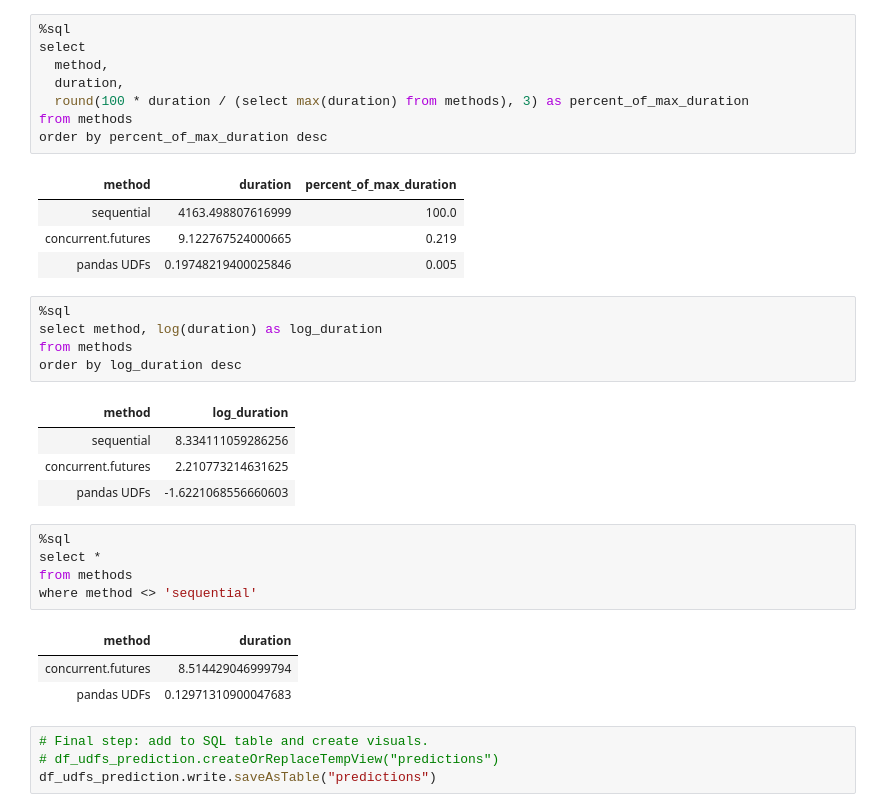
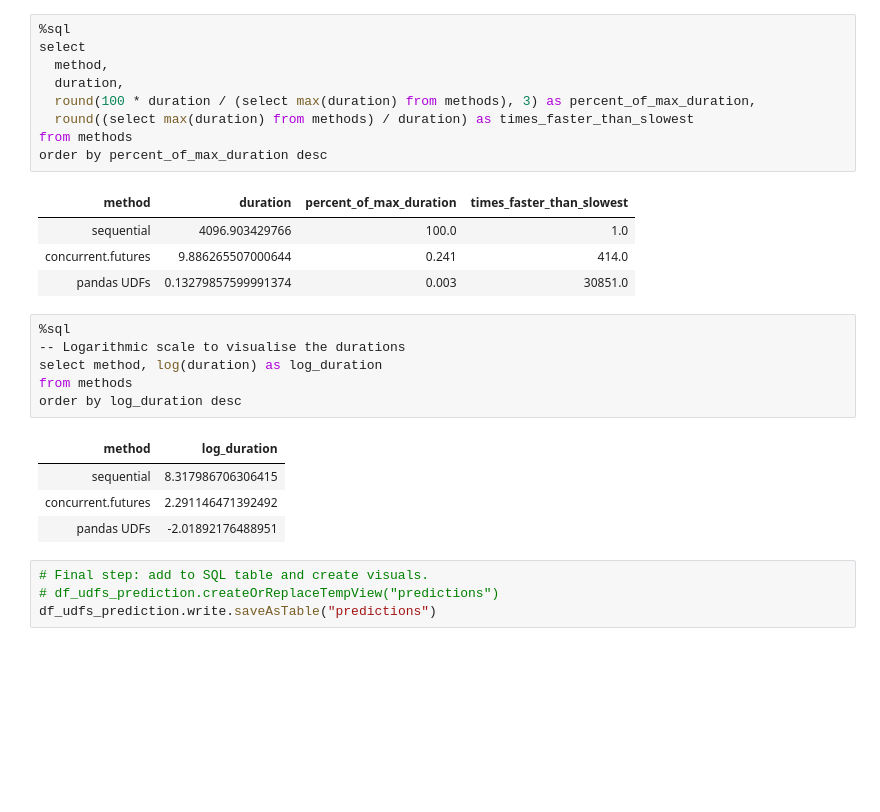
Before and after one commit to MattPCollins/ConcurrentModelTraining, a Jupyter notebook: concurrent_model_training.ipynb, the cells around one changed output. Saved outputs shown, nothing was run; the diff lists cells and outputs as text; blank space fills up the shorter version.

```diff
--- a/concurrent_model_training.ipynb
+++ b/concurrent_model_training.ipynb
@@ -257,35 +257,28 @@ df_log_time.write.saveAsTable("methods")
 # %%
 %sql
 select
   method,
   duration,
-  round(100 * duration / (select max(duration) from methods), 3) as percent_of_max_duration
+  round(100 * duration / (select max(duration) from methods), 3) as percent_of_max_duration,
+  round((select max(duration) from methods) / duration) as times_faster_than_slowest
 from methods
 order by percent_of_max_duration desc
 # %% [output]
-| method | duration | percent_of_max_duration |
-| sequential | 4163.498807616999 | 100.0 |
-| concurrent.futures | 9.122767524000665 | 0.219 |
-| pandas UDFs | 0.19748219400025846 | 0.005 |
+| method | duration | percent_of_max_duration | times_faster_than_slowest |
+| sequential | 4096.903429766 | 100.0 | 1.0 |
+| concurrent.futures | 9.886265507000644 | 0.241 | 414.0 |
+| pandas UDFs | 0.13279857599991374 | 0.003 | 30851.0 |
 # %%
 %sql
+-- Logarithmic scale to visualise the durations
 select method, log(duration) as log_duration
 from methods
 order by log_duration desc
 # %% [output]
 | method | log_duration |
-| sequential | 8.334111059286256 |
-| concurrent.futures | 2.210773214631625 |
-| pandas UDFs | -1.6221068556660603 |
+| sequential | 8.317986706306415 |
+| concurrent.futures | 2.291146471392492 |
+| pandas UDFs | -2.01892176488951 |
-# %%
-%sql
-select *
-from methods
-where method <> 'sequential'
-# %% [output]
-| method | duration |
-| concurrent.futures | 8.514429046999794 |
-| pandas UDFs | 0.12971310900047683 |
 # %%
 # Final step: add to SQL table and create visuals.
 # df_udfs_prediction.createOrReplaceTempView("predictions")
```
Also changed, not shown: parts of 3 cells of this notebook.
